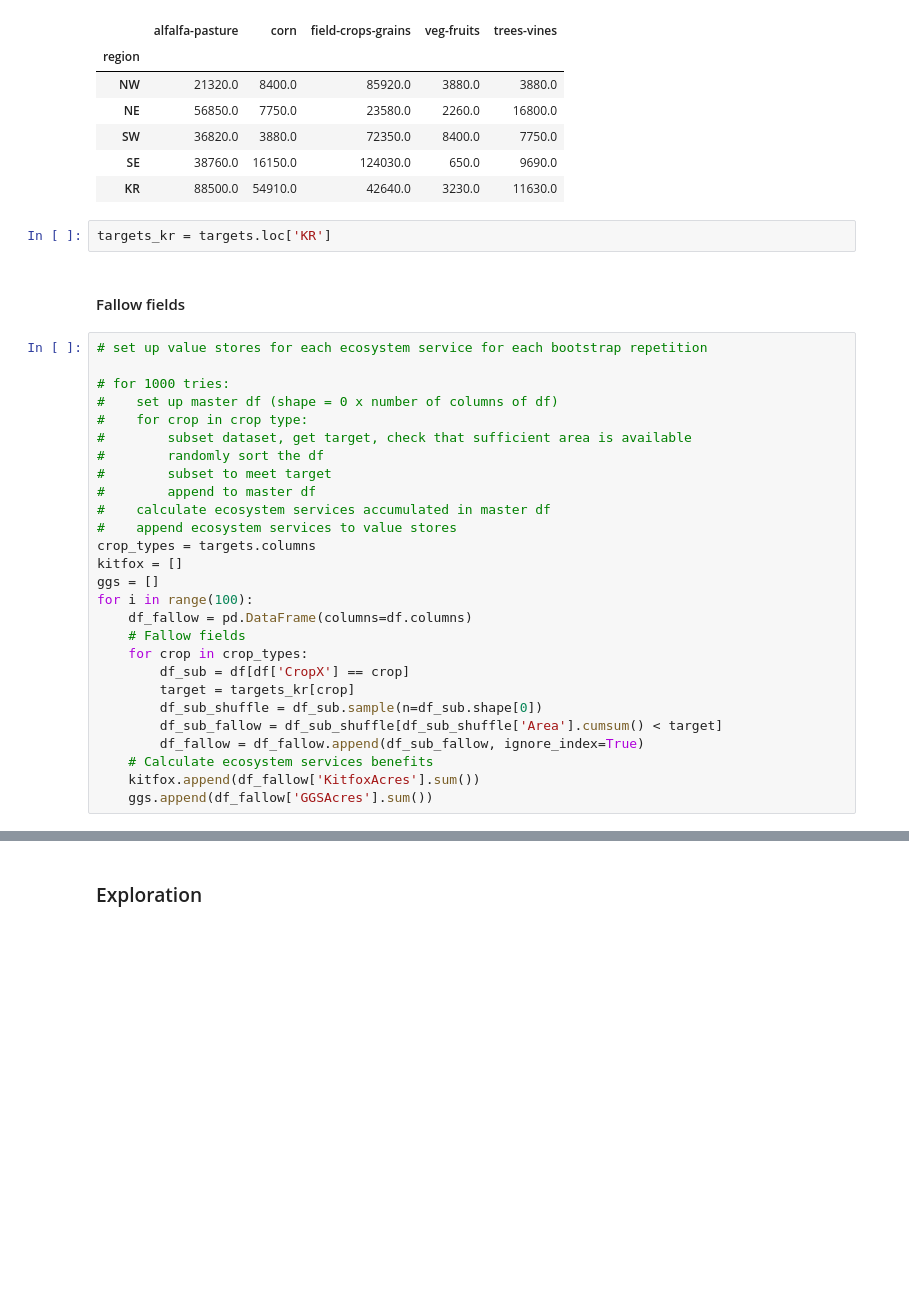
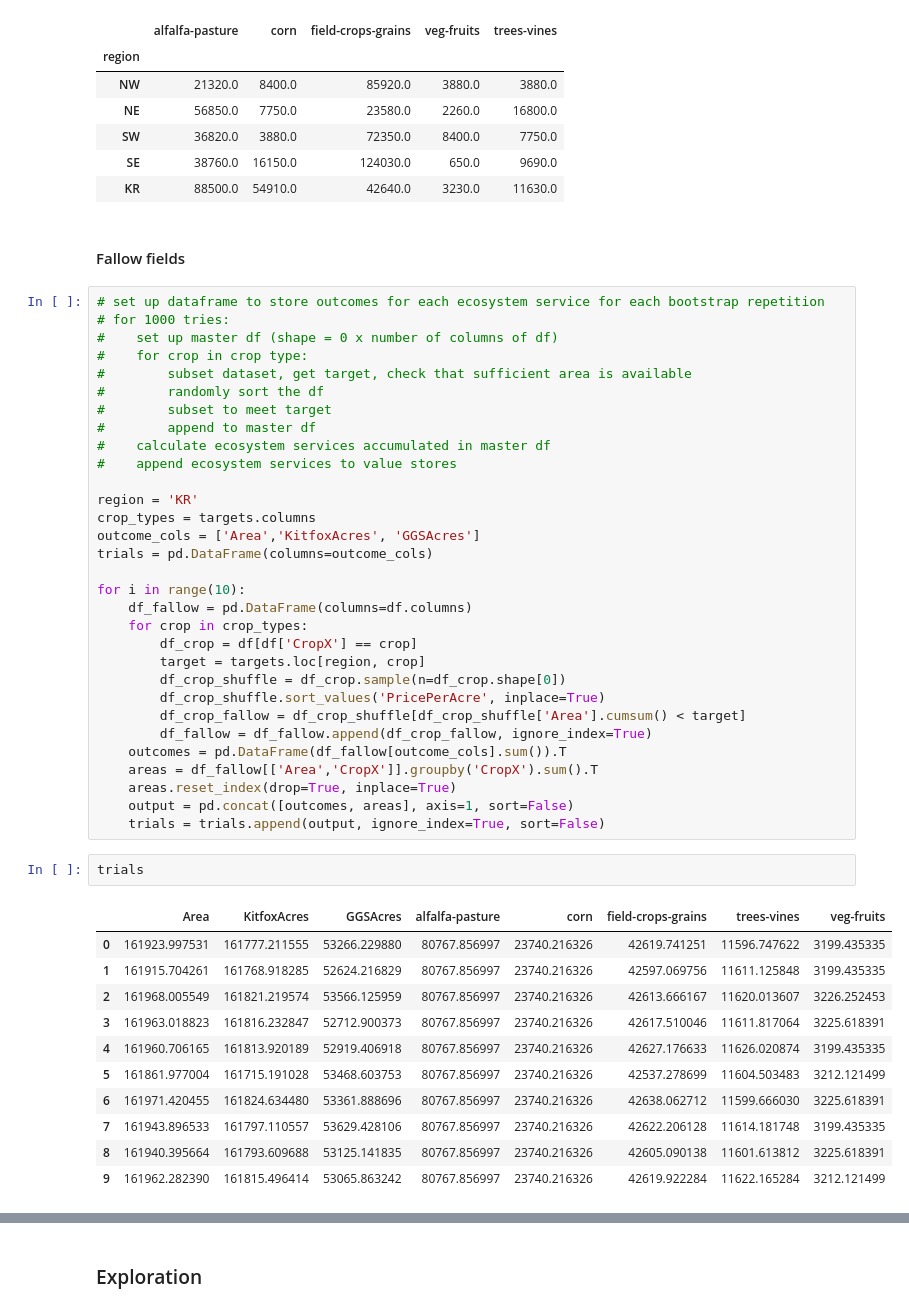
Before and after one commit to eanderson-ei/cv-mbom, a Jupyter notebook: notebooks/greedy-optimization.ipynb, the cells around one changed output, grey strips where cells are left out. Drawn from its saved outputs; the diff is of its cells as text; blank space fills up the shorter version.

```diff
--- a/notebooks/greedy-optimization.ipynb
+++ b/notebooks/greedy-optimization.ipynb
@@ -29,13 +30,10 @@ targets
 | SW | 36820.0 | 3880.0 | 72350.0 | 8400.0 | 7750.0 |
 | SE | 38760.0 | 16150.0 | 124030.0 | 650.0 | 9690.0 |
 | KR | 88500.0 | 54910.0 | 42640.0 | 3230.0 | 11630.0 |
-# %%
-targets_kr = targets.loc['KR']
 # %% [markdown]
 #### Fallow fields
 # %%
-# set up value stores for each ecosystem service for each bootstrap repetition
-
+# set up dataframe to store outcomes for each ecosystem service for each bootstrap repetition
 # for 1000 tries:
 #    set up master df (shape = 0 x number of columns of df)
 #    for crop in crop type:
@@ -45,18 +43,37 @@ targets_kr = targets.loc['KR']
 #        append to master df
 #    calculate ecosystem services accumulated in master df
 #    append ecosystem services to value stores
+
+region = 'KR'
 crop_types = targets.columns
-kitfox = []
-ggs = []
-for i in range(100):
+outcome_cols = ['Area','KitfoxAcres', 'GGSAcres']
+trials = pd.DataFrame(columns=outcome_cols)
+
+for i in range(10):
     df_fallow = pd.DataFrame(columns=df.columns)
-    # Fallow fields
     for crop in crop_types:
-        df_sub = df[df['CropX'] == crop]
-        target = targets_kr[crop]
-        df_sub_shuffle = df_sub.sample(n=df_sub.shape[0])
-        df_sub_fallow = df_sub_shuffle[df_sub_shuffle['Area'].cumsum() < target]
-        df_fallow = df_fallow.append(df_sub_fallow, ignore_index=True)
-    # Calculate ecosystem services benefits
-    kitfox.append(df_fallow['KitfoxAcres'].sum())
-    ggs.append(df_fallow['GGSAcres'].sum())
+        df_crop = df[df['CropX'] == crop]
+        target = targets.loc[region, crop]
+        df_crop_shuffle = df_crop.sample(n=df_crop.shape[0])
+        df_crop_shuffle.sort_values('PricePerAcre', inplace=True)
+        df_crop_fallow = df_crop_shuffle[df_crop_shuffle['Area'].cumsum() < target]
+        df_fallow = df_fallow.append(df_crop_fallow, ignore_index=True)
+    outcomes = pd.DataFrame(df_fallow[outcome_cols].sum()).T
+    areas = df_fallow[['Area','CropX']].groupby('CropX').sum().T
+    areas.reset_index(drop=True, inplace=True)
+    output = pd.concat([outcomes, areas], axis=1, sort=False)
+    trials = trials.append(output, ignore_index=True, sort=False)
+# %%
+trials
+# %% [output]
+|  | Area | KitfoxAcres | GGSAcres | alfalfa-pasture | corn | field-crops-grains | trees-vines | veg-fruits |
+| 0 | 161923.997531 | 161777.211555 | 53266.229880 | 80767.856997 | 23740.216326 | 42619.741251 | 11596.747622 | 3199.435335 |
+| 1 | 161915.704261 | 161768.918285 | 52624.216829 | 80767.856997 | 23740.216326 | 42597.069756 | 11611.125848 | 3199.435335 |
+| 2 | 161968.005549 | 161821.219574 | 53566.125959 | 80767.856997 | 23740.216326 | 42613.666167 | 11620.013607 | 3226.252453 |
+| 3 | 161963.018823 | 161816.232847 | 52712.900373 | 80767.856997 | 23740.216326 | 42617.510046 | 11611.817064 | 3225.618391 |
+| 4 | 161960.706165 | 161813.920189 | 52919.406918 | 80767.856997 | 23740.216326 | 42627.176633 | 11626.020874 | 3199.435335 |
+| 5 | 161861.977004 | 161715.191028 | 53468.603753 | 80767.856997 | 23740.216326 | 42537.278699 | 11604.503483 | 3212.121499 |
+| 6 | 161971.420455 | 161824.634480 | 53361.888696 | 80767.856997 | 23740.216326 | 42638.062712 | 11599.666030 | 3225.618391 |
+| 7 | 161943.896533 | 161797.110557 | 53629.428106 | 80767.856997 | 23740.216326 | 42622.206128 | 11614.181748 | 3199.435335 |
+| 8 | 161940.395664 | 161793.609688 | 53125.141835 | 80767.856997 | 23740.216326 | 42605.090138 | 11601.613812 | 3225.618391 |
+| 9 | 161962.282390 | 161815.496414 | 53065.863242 | 80767.856997 | 23740.216326 | 42619.922284 | 11622.165284 | 3212.121499 |
```
Also changed, not shown: parts of 8 cells of this notebook, 1 other file.
